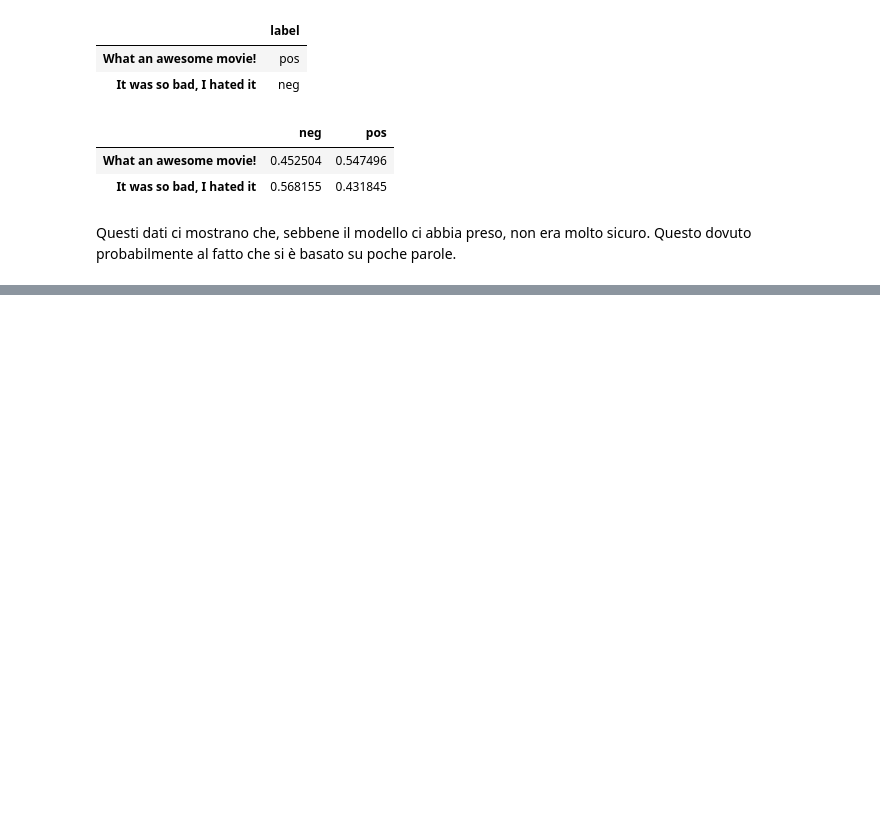
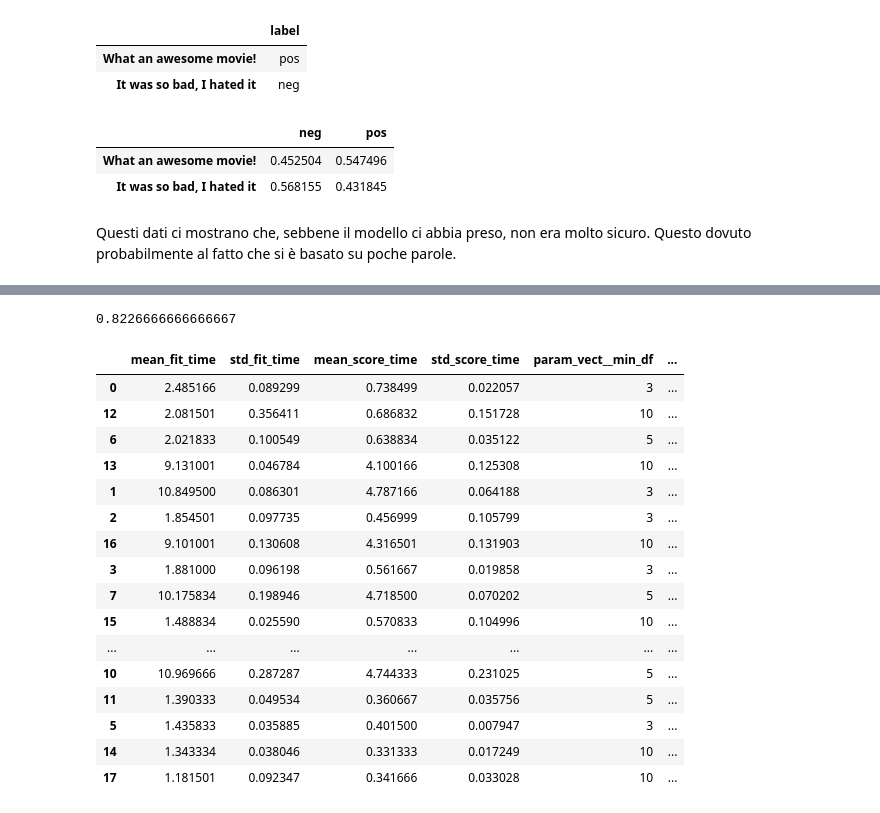
Before and after one commit to paniniDot/dataintensive-lectures, a Jupyter notebook: nlp.ipynb, the cells around one changed output, grey strips where cells are left out. Cells and saved outputs as stored; diff of their text form; code cells hidden in the pictures; blank space fills up the shorter version.

```diff
--- a/nlp.ipynb
+++ b/nlp.ipynb
@@ -462,0 +667,3 @@ Questi dati ci mostrano che, sebbene il modello ci abbia preso, non era molto si
+# %%
+stoplist = nltk.corpus.stopwords.words("english")
+stoplist[:10]
@@ -462,0 +698,16 @@ Questi dati ci mostrano che, sebbene il modello ci abbia preso, non era molto si
+# %%
+skf = StratifiedKFold(n_splits=3, shuffle=True, random_state=42)
+
+model = Pipeline([
+    ("vect", TfidfVectorizer()),
+    ("lrm", LogisticRegression(solver="saga", C=10))
+])
+
+grid = {
+    "vect__tokenizer": [None, nltk.tokenize.word_tokenize, str.split],
+    "vect__min_df": [3, 5, 10],
+    "vect__stop_words": [None, stoplist],
+}
+
+gs = GridSearchCV(model, grid, cv=skf, scoring="accuracy", n_jobs=-1)
+gs.fit(reviews_train["text"], reviews_train["label"])
@@ -462,0 +732,24 @@ Questi dati ci mostrano che, sebbene il modello ci abbia preso, non era molto si
+# %%
+gs.score(reviews_val["text"], reviews_val["label"])
+# %% [output]
+0.8226666666666667
+# %%
+pd.DataFrame(gs.cv_results_).sort_values("mean_test_score", ascending=False)
+# %% [output]
+|  | mean_fit_time | std_fit_time | mean_score_time | std_score_time | param_vect__min_df | ... |
+| 0 | 2.485166 | 0.089299 | 0.738499 | 0.022057 | 3 | ... |
+| 12 | 2.081501 | 0.356411 | 0.686832 | 0.151728 | 10 | ... |
+| 6 | 2.021833 | 0.100549 | 0.638834 | 0.035122 | 5 | ... |
+| 13 | 9.131001 | 0.046784 | 4.100166 | 0.125308 | 10 | ... |
+| 1 | 10.849500 | 0.086301 | 4.787166 | 0.064188 | 3 | ... |
+| 2 | 1.854501 | 0.097735 | 0.456999 | 0.105799 | 3 | ... |
+| 16 | 9.101001 | 0.130608 | 4.316501 | 0.131903 | 10 | ... |
+| 3 | 1.881000 | 0.096198 | 0.561667 | 0.019858 | 3 | ... |
+| 7 | 10.175834 | 0.198946 | 4.718500 | 0.070202 | 5 | ... |
+| 15 | 1.488834 | 0.025590 | 0.570833 | 0.104996 | 10 | ... |
+| ... | ... | ... | ... | ... | ... | ... |
+| 10 | 10.969666 | 0.287287 | 4.744333 | 0.231025 | 5 | ... |
+| 11 | 1.390333 | 0.049534 | 0.360667 | 0.035756 | 5 | ... |
+| 5 | 1.435833 | 0.035885 | 0.401500 | 0.007947 | 3 | ... |
+| 14 | 1.343334 | 0.038046 | 0.331333 | 0.017249 | 10 | ... |
+| 17 | 1.181501 | 0.092347 | 0.341666 | 0.033028 | 10 | ... |
```
Also changed, not shown: parts of 38 cells of this notebook.
